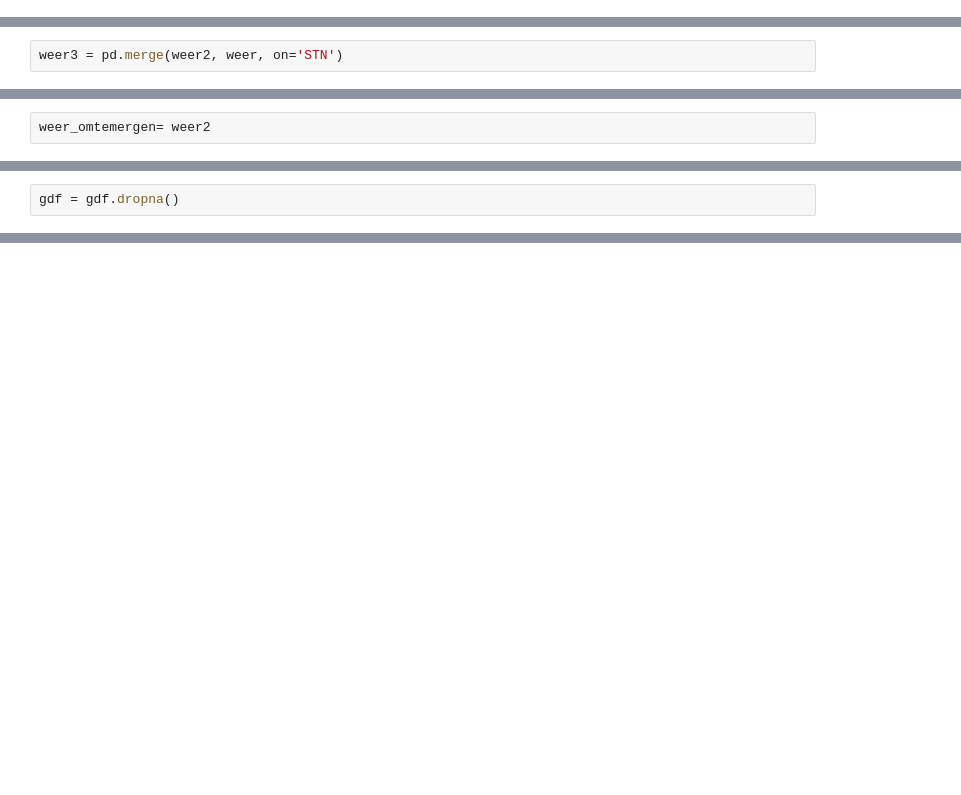
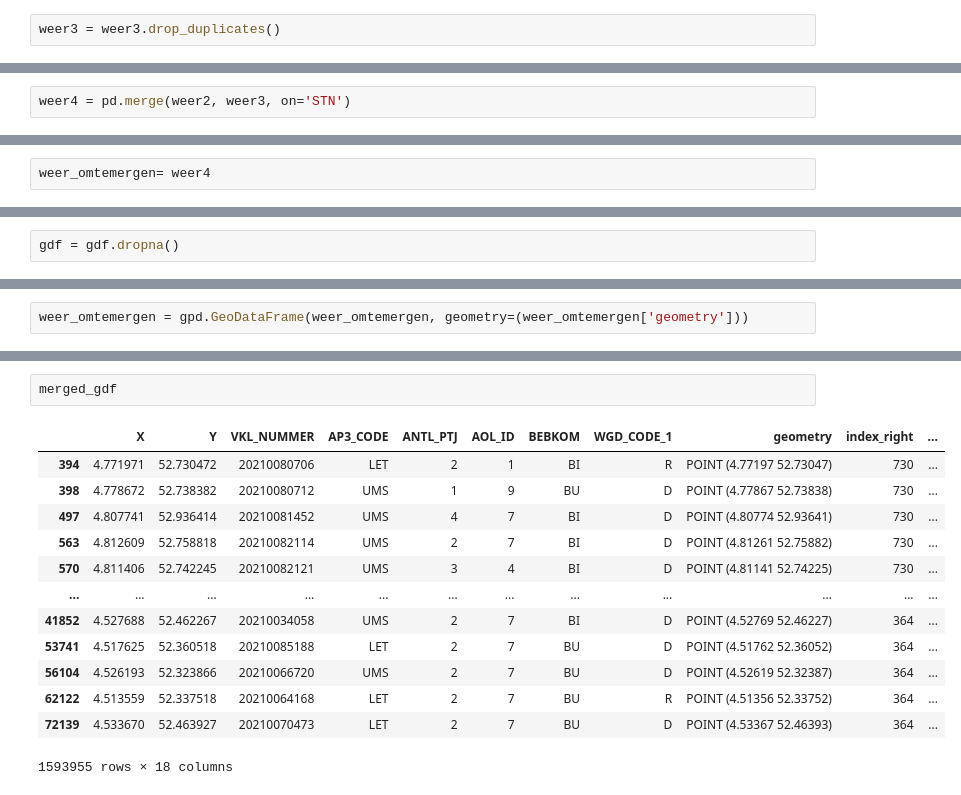
Before and after one commit to tj-072/eindpresentatie_VAv2, a Jupyter notebook: analyse.ipynb, the cells around one changed output, grey strips where cells are left out. Cells and saved outputs as stored; diff of their text form; blank space fills up the shorter version.

Commit message:
merged

```diff
--- a/analyse.ipynb
+++ b/analyse.ipynb
@@ -162,0 +180,2 @@ weer2=weer.groupby('m/d/STN')["Windsnelheid (km/h)", 'Windrichting (Graden)', 'L
+# %%
+weer3 = weer3.drop_duplicates()
@@ -163,2 +197,2 @@ weer2=weer.groupby('m/d/STN')["Windsnelheid (km/h)", 'Windrichting (Graden)', 'L
 # %%
-weer3 = pd.merge(weer2, weer, on='STN')
+weer4 = pd.merge(weer2, weer3, on='STN')
@@ -167,5 +199,5 @@ MemoryError: Unable to allocate 10.6 GiB for an array with shape (7, 204138660)
 # %%
-weer_omtemergen= weer2
+weer_omtemergen= weer4
 # %%
 weer_omtemergen.info()
 # %% [output]
@@ -216,2 +241,4 @@ dtype: int64
+# %%
+weer_omtemergen = gpd.GeoDataFrame(weer_omtemergen, geometry=(weer_omtemergen['geometry']))
 # %%
 merged_gdf = gpd.sjoin(gdf, weer_omtemergen, predicate='within')
@@ -219,0 +245,16 @@ ValueError: 'right_df' should be GeoDataFrame, got <class 'pandas.core.frame.Dat
+# %%
+merged_gdf
+# %% [output]
+|  | X | Y | VKL_NUMMER | AP3_CODE | ANTL_PTJ | AOL_ID | BEBKOM | WGD_CODE_1 | geometry | index_right | ... |
+| 394 | 4.771971 | 52.730472 | 20210080706 | LET | 2 | 1 | BI | R | POINT (4.77197 52.73047) | 730 | ... |
+| 398 | 4.778672 | 52.738382 | 20210080712 | UMS | 1 | 9 | BU | D | POINT (4.77867 52.73838) | 730 | ... |
+| 497 | 4.807741 | 52.936414 | 20210081452 | UMS | 4 | 7 | BI | D | POINT (4.80774 52.93641) | 730 | ... |
+| 563 | 4.812609 | 52.758818 | 20210082114 | UMS | 2 | 7 | BI | D | POINT (4.81261 52.75882) | 730 | ... |
+| 570 | 4.811406 | 52.742245 | 20210082121 | UMS | 3 | 4 | BI | D | POINT (4.81141 52.74225) | 730 | ... |
+| ... | ... | ... | ... | ... | ... | ... | ... | ... | ... | ... | ... |
+| 41852 | 4.527688 | 52.462267 | 20210034058 | UMS | 2 | 7 | BI | D | POINT (4.52769 52.46227) | 364 | ... |
+| 53741 | 4.517625 | 52.360518 | 20210085188 | LET | 2 | 7 | BU | D | POINT (4.51762 52.36052) | 364 | ... |
+| 56104 | 4.526193 | 52.323866 | 20210066720 | UMS | 2 | 7 | BU | D | POINT (4.52619 52.32387) | 364 | ... |
+| 62122 | 4.513559 | 52.337518 | 20210064168 | LET | 2 | 7 | BU | R | POINT (4.51356 52.33752) | 364 | ... |
+| 72139 | 4.533670 | 52.463927 | 20210070473 | LET | 2 | 7 | BU | D | POINT (4.53367 52.46393) | 364 | ... |
+1593955 rows × 18 columns
```
Also changed, not shown: parts of 7 cells of this notebook.
